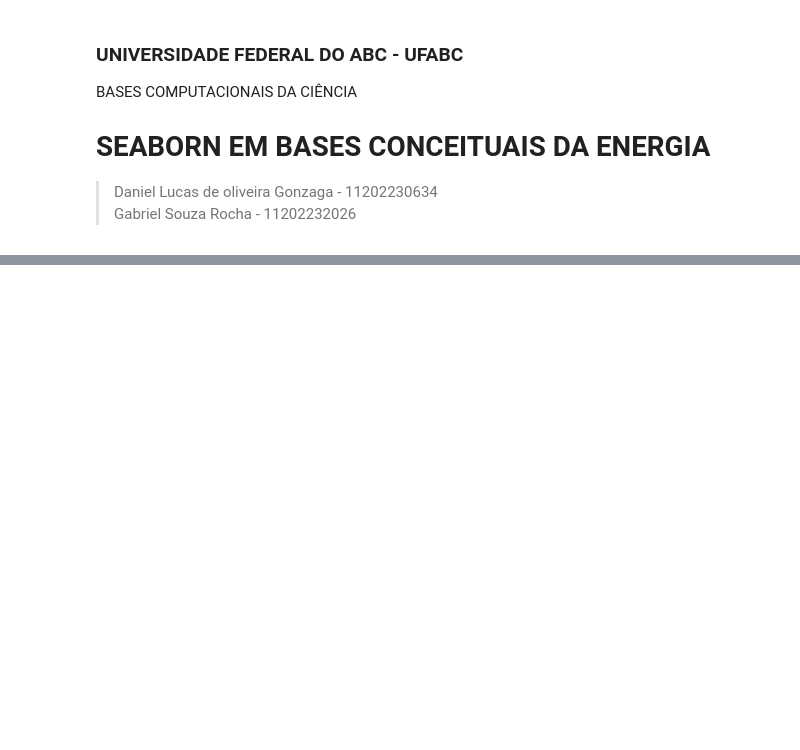
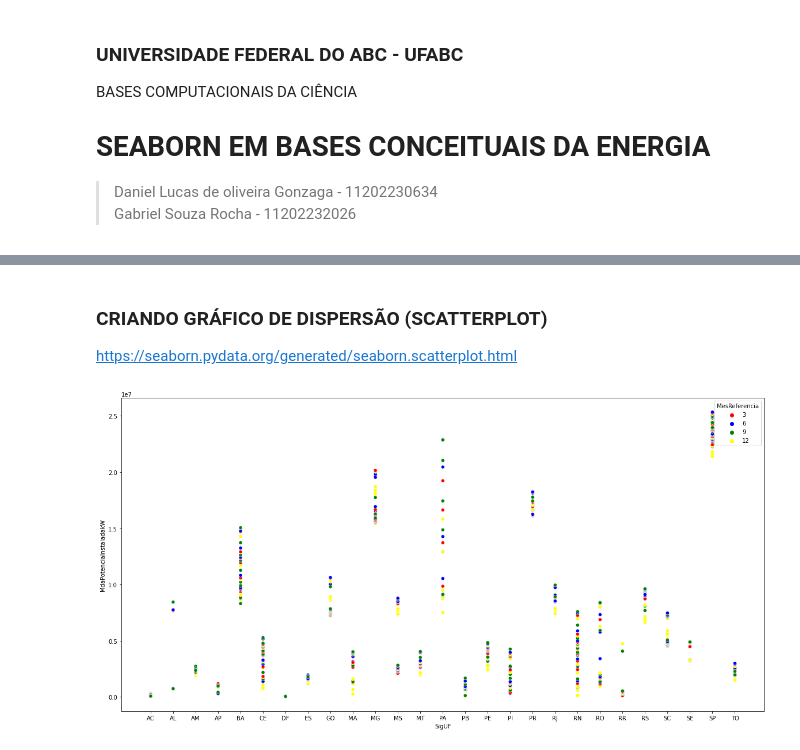
Before and after one commit to Daniellucasgonzaga/Trabalho_Final_BCC19, a Jupyter notebook: TrabalhoFinal.ipynb, the cells around one changed output, grey strips where cells are left out. Saved outputs shown, nothing was run; the diff lists cells and outputs as text; code cells hidden in the pictures; blank space fills up the shorter version.

```diff
--- a/TrabalhoFinal.ipynb
+++ b/TrabalhoFinal.ipynb
@@ -61,0 +59,3 @@ FileNotFoundError: ignored
+# %%
+df = pd.read_csv('https://raw.githubusercontent.com/Daniellucasgonzaga/Trabalho_Final_BCC19/main/Dados.csv')
+df
@@ -61,0 +80,12 @@ FileNotFoundError: ignored
+# %% [markdown]
+### CRIANDO GRÁFICO DE DISPERSÃO (SCATTERPLOT)
+https://seaborn.pydata.org/generated/seaborn.scatterplot.html
+# %%
+fig = sns.scatterplot(data = df,
+                      x= "SigUF",
+                      y= "MdaPotenciaInstaladakW",
+                      palette = ['red', 'blue', 'green', 'yellow'],
+                      hue = "MesReferencia")
+fig.figure.set_size_inches(20, 10)
+# %% [output]
+[figure, added]
```
Also changed, not shown: parts of 16 cells of this notebook.
